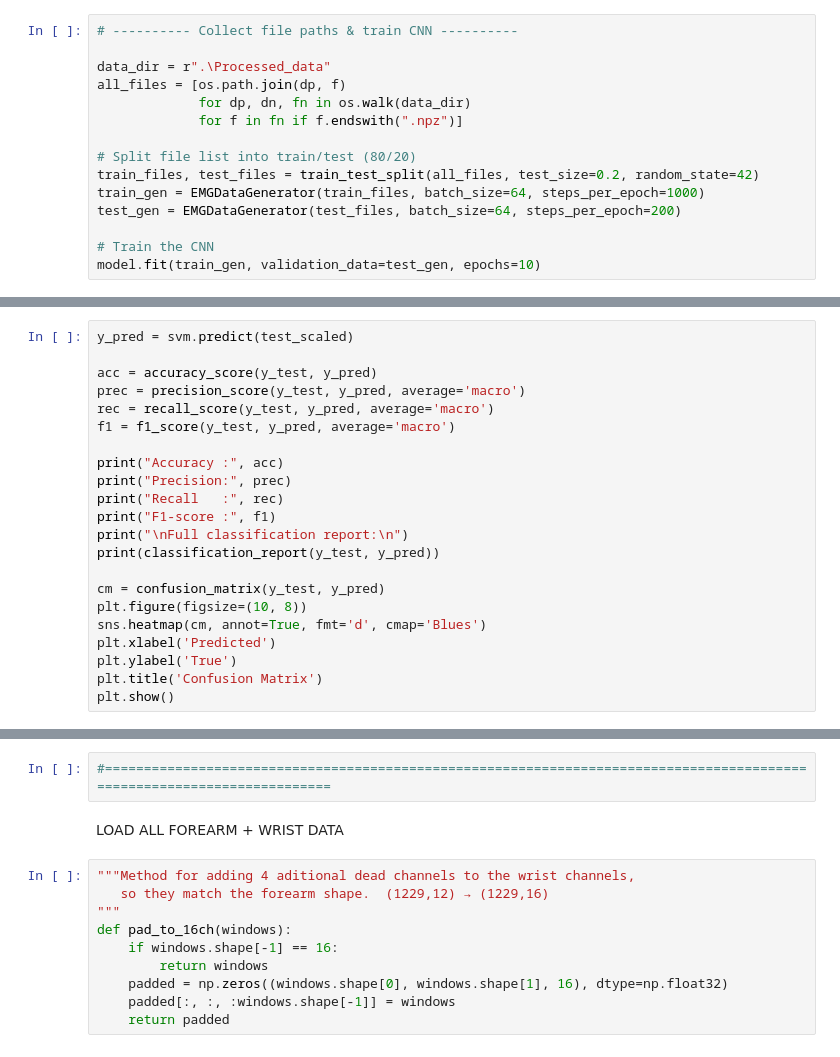
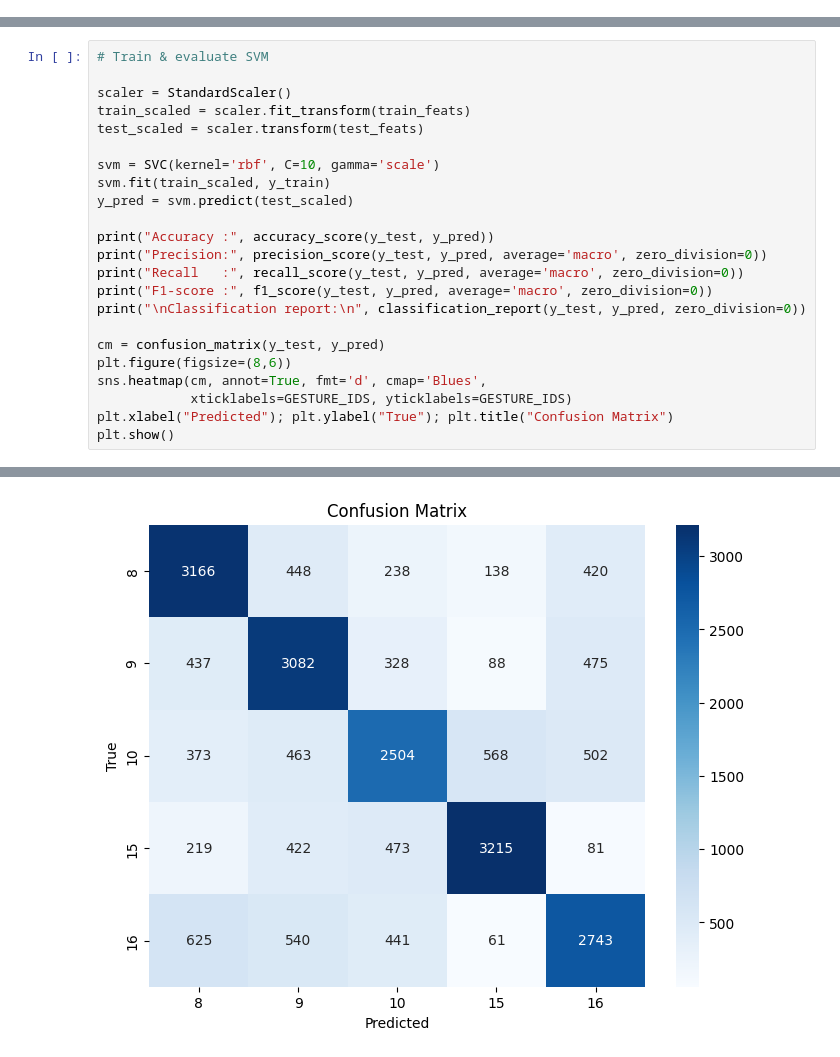
Before and after one commit to dimjov/EmgML, a Jupyter notebook: B.ipynb, the cells around one changed output, grey strips where cells are left out. Drawn from its saved outputs; the diff is of its cells as text.

```diff
--- a/B.ipynb
+++ b/B.ipynb
@@ -86,15 +160,0 @@ model.compile(optimizer=tf.keras.optimizers.Adam(1e-4),
-# %%
-# ---------- Collect file paths & train CNN ----------
-
-data_dir = r".\Processed_data"
-all_files = [os.path.join(dp, f)
-             for dp, dn, fn in os.walk(data_dir)
-             for f in fn if f.endswith(".npz")]
-
-# Split file list into train/test (80/20)
-train_files, test_files = train_test_split(all_files, test_size=0.2, random_state=42)
-train_gen = EMGDataGenerator(train_files, batch_size=64, steps_per_epoch=1000)
-test_gen = EMGDataGenerator(test_files, batch_size=64, steps_per_epoch=200)
-
-# Train the CNN
-model.fit(train_gen, validation_data=test_gen, epochs=10)
@@ -141,22 +223,24 @@ svm.fit(train_scaled, y_train)
 # %%
+# Train & evaluate SVM
+
+scaler = StandardScaler()
+train_scaled = scaler.fit_transform(train_feats)
+test_scaled = scaler.transform(test_feats)
+
+svm = SVC(kernel='rbf', C=10, gamma='scale')
+svm.fit(train_scaled, y_train)
 y_pred = svm.predict(test_scaled)
 
-acc = accuracy_score(y_test, y_pred)
-prec = precision_score(y_test, y_pred, average='macro')
-rec = recall_score(y_test, y_pred, average='macro')
-f1 = f1_score(y_test, y_pred, average='macro')
-
-print("Accuracy :", acc)
-print("Precision:", prec)
-print("Recall   :", rec)
-print("F1-score :", f1)
-print("\nFull classification report:\n")
-print(classification_report(y_test, y_pred))
+print("Accuracy :", accuracy_score(y_test, y_pred))
+print("Precision:", precision_score(y_test, y_pred, average='macro', zero_division=0))
+print("Recall   :", recall_score(y_test, y_pred, average='macro', zero_division=0))
+print("F1-score :", f1_score(y_test, y_pred, average='macro', zero_division=0))
+print("\nClassification report:\n", classification_report(y_test, y_pred, zero_division=0))
 
 cm = confusion_matrix(y_test, y_pred)
-plt.figure(figsize=(10, 8))
-sns.heatmap(cm, annot=True, fmt='d', cmap='Blues')
-plt.xlabel('Predicted')
-plt.ylabel('True')
-plt.title('Confusion Matrix')
+plt.figure(figsize=(8,6))
+sns.heatmap(cm, annot=True, fmt='d', cmap='Blues',
+            xticklabels=GESTURE_IDS, yticklabels=GESTURE_IDS)
+plt.xlabel("Predicted"); plt.ylabel("True"); plt.title("Confusion Matrix")
 plt.show()
+# %% [output]
@@ -163,14 +264 @@ plt.show()
+[figure, added]
-# %%
-#========================================================================================================================
-# %% [markdown]
-LOAD ALL FOREARM + WRIST DATA
-# %%
-"""Method for adding 4 aditional dead channels to the wrist channels,
-   so they match the forearm shape.  (1229,12) → (1229,16)
-"""
-def pad_to_16ch(windows):
-    if windows.shape[-1] == 16:
-        return windows
-    padded = np.zeros((windows.shape[0], windows.shape[1], 16), dtype=np.float32)
-    padded[:, :, :windows.shape[-1]] = windows
-    return padded
```
Also changed, not shown: parts of 25 cells of this notebook, 1 other file.
